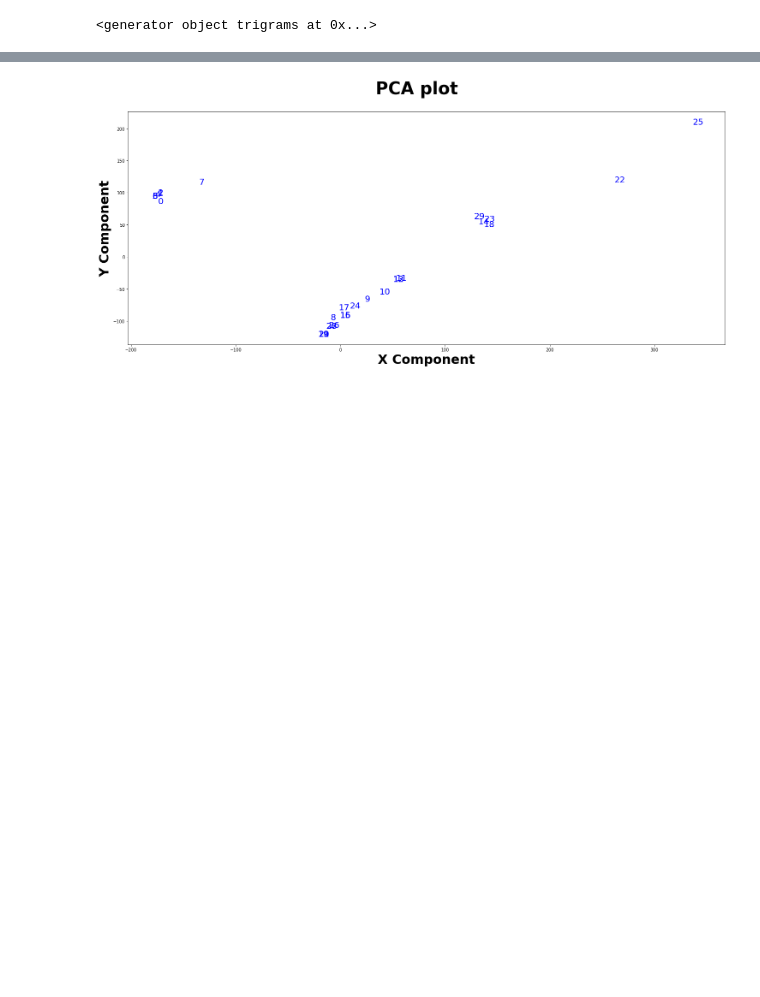
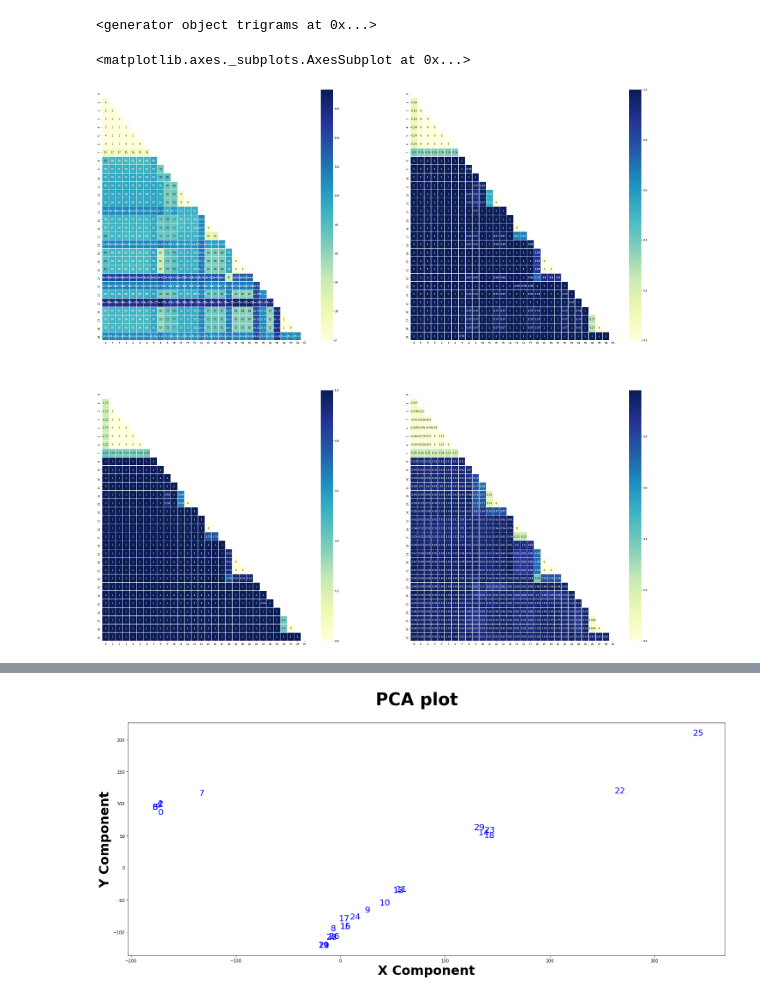
Before and after one commit to Nikoletos-K/WinnER, a Jupyter notebook: ToyDatasetJupyter.ipynb, the cells around one changed output, grey strips where cells are left out. Drawn from its saved outputs; the diff is of its cells as text; code cells hidden in the pictures; blank space fills up the shorter version.

```diff
--- a/ToyDatasetJupyter.ipynb
+++ b/ToyDatasetJupyter.ipynb
@@ -882,0 +884,29 @@ for i in range(0,len(data),1):
+# %%
+ed_matrix = np.zeros((len(data),len(data)), dtype=np.int)
+jc2_matrix = np.zeros((len(data),len(data)), dtype=np.float)
+jc3_matrix = np.zeros((len(data),len(data)), dtype=np.float)
+js2_matrix = np.zeros((len(data),len(data)), dtype=np.float)
+js3_matrix = np.zeros((len(data),len(data)), dtype=np.float)
+
+for i in range(0,len(data),1):
+    for j in range(0,len(data),1):
+        if i != j:
+
+            ed_matrix[i][j] = editdistance.eval(data[i],data[j])
+            jc3_matrix[i][j] = nltk.jaccard_distance(set(nltk.ngrams(data[i], n=3)),set(nltk.ngrams(data[j], n=3)))
+            js3_matrix[i][j] = nltk.jaccard_distance(set(nltk.ngrams(nltk.word_tokenize(data[i]), n=3)),set(nltk.ngrams(nltk.word_tokenize(data[j]), n=3)))
+            jc2_matrix[i][j] = nltk.jaccard_distance(set(nltk.ngrams(data[i], n=2)),set(nltk.ngrams(data[j], n=2)))
+            js2_matrix[i][j] = nltk.jaccard_distance(set(nltk.ngrams(nltk.word_tokenize(data[i]), n=2)),set(nltk.ngrams(nltk.word_tokenize(data[j]), n=2)))
+# %%
+fig, ((ax1, ax2), (ax3, ax4)) = plt.subplots(2, 2,figsize=(40,40))
+corr = np.corrcoef(ed_matrix)
+mask = np.zeros_like(corr)
+mask[np.triu_indices_from(mask)] = True
+# fig, ax = plt.subplots(figsize=(10,10))         # Sample figsize in inches
+sns.heatmap(ed_matrix, annot=True, linewidths=.5,cmap="YlGnBu",mask=mask, ax=ax1)
+sns.heatmap(js2_matrix, annot=True, linewidths=.5,cmap="YlGnBu",mask=mask, ax=ax2)
+sns.heatmap(js3_matrix, annot=True, linewidths=.5,cmap="YlGnBu",mask=mask, ax=ax3)
+sns.heatmap(jc3_matrix, annot=True, linewidths=.5,cmap="YlGnBu",mask=mask, ax=ax4)
+# %% [output]
+<matplotlib.axes._subplots.AxesSubplot at 0x...>
+[figure, added]
```
Also changed, not shown: parts of 5 cells of this notebook.
